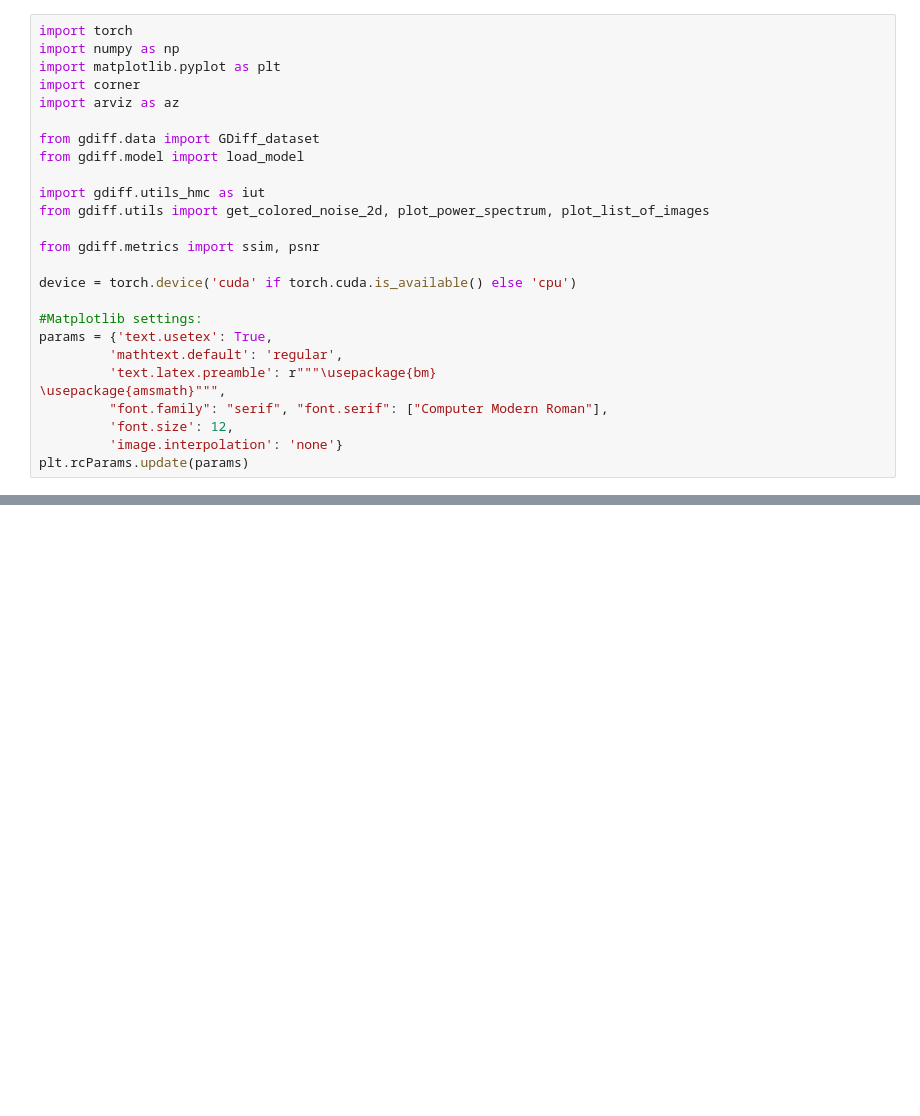
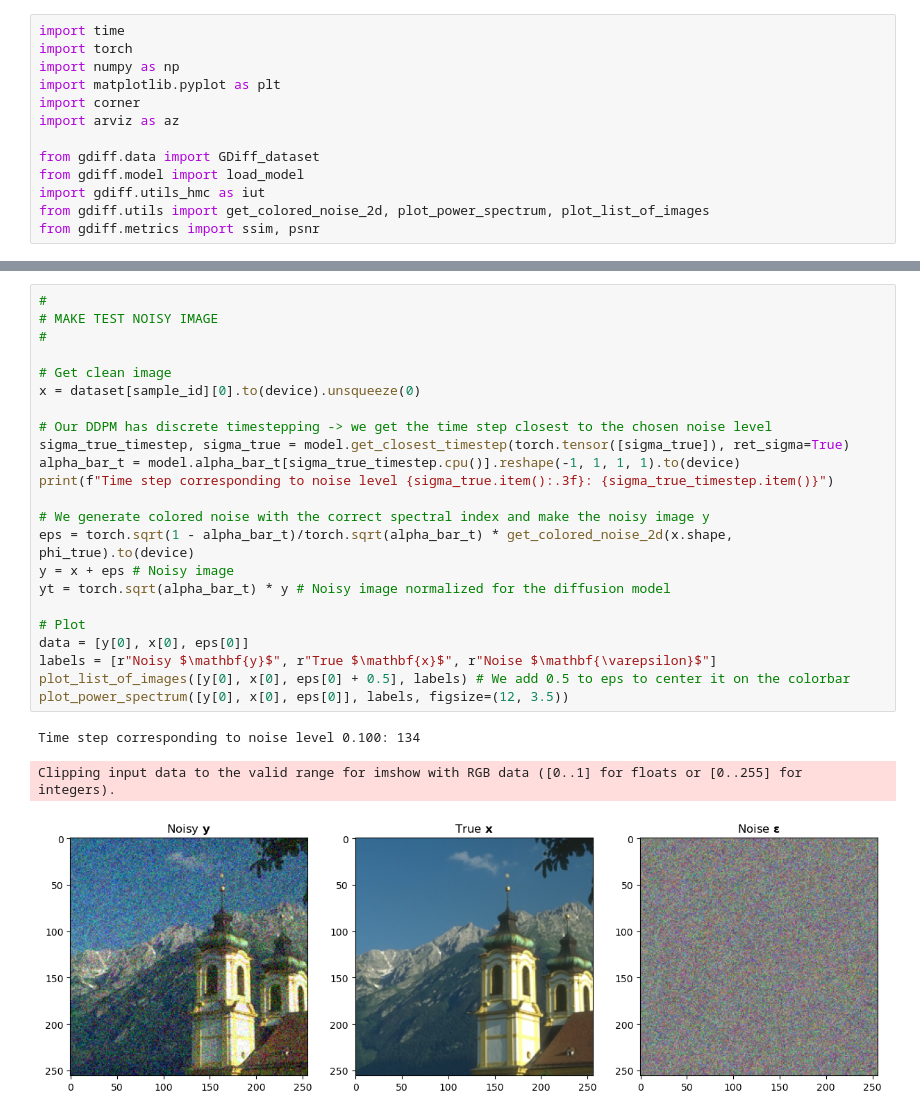
Before and after one commit to rubenohana/Gibbs-Diffusion, a Jupyter notebook: blind_denoising_example.ipynb, the cells around one changed output, grey strips where cells are left out. Cells and saved outputs as stored; diff of their text form; blank space fills up the shorter version.

Commit message:
Cleaning notebook

```diff
--- a/blind_denoising_example.ipynb
+++ b/blind_denoising_example.ipynb
@@ -1,4 +1,5 @@
 # %%
+import time
 import torch
 import numpy as np
 import matplotlib.pyplot as plt
@@ -7,20 +8,6 @@ import arviz as az
 
 from gdiff.data import GDiff_dataset
 from gdiff.model import load_model
-
 import gdiff.utils_hmc as iut
 from gdiff.utils import get_colored_noise_2d, plot_power_spectrum, plot_list_of_images
-
 from gdiff.metrics import ssim, psnr
-
-device = torch.device('cuda' if torch.cuda.is_available() else 'cpu')
-
-#Matplotlib settings:
-params = {'text.usetex': True,
-         'mathtext.default': 'regular',
-         'text.latex.preamble': r"""\usepackage{bm}
-\usepackage{amsmath}""",
-         "font.family": "serif", "font.serif": ["Computer Modern Roman"],
-         'font.size': 12,
-         'image.interpolation': 'none'}
-plt.rcParams.update(params)
@@ -92,0 +38,27 @@ Step size fixed to :  tensor([0.0347, 0.0373, 0.0362, 0.0340], device='cuda:0')
+# %%
+#
+# MAKE TEST NOISY IMAGE
+#
+
+# Get clean image
+x = dataset[sample_id][0].to(device).unsqueeze(0)
+
+# Our DDPM has discrete timestepping -> we get the time step closest to the chosen noise level
+sigma_true_timestep, sigma_true = model.get_closest_timestep(torch.tensor([sigma_true]), ret_sigma=True)
+alpha_bar_t = model.alpha_bar_t[sigma_true_timestep.cpu()].reshape(-1, 1, 1, 1).to(device)
+print(f"Time step corresponding to noise level {sigma_true.item():.3f}: {sigma_true_timestep.item()}")
+
+# We generate colored noise with the correct spectral index and make the noisy image y
+eps = torch.sqrt(1 - alpha_bar_t)/torch.sqrt(alpha_bar_t) * get_colored_noise_2d(x.shape, phi_true).to(device)
+y = x + eps # Noisy image
+yt = torch.sqrt(alpha_bar_t) * y # Noisy image normalized for the diffusion model
+
+# Plot
+data = [y[0], x[0], eps[0]]
+labels = [r"Noisy $\mathbf{y}$", r"True $\mathbf{x}$", r"Noise $\mathbf{\varepsilon}$"]
+plot_list_of_images([y[0], x[0], eps[0] + 0.5], labels) # We add 0.5 to eps to center it on the colorbar
+plot_power_spectrum([y[0], x[0], eps[0]], labels, figsize=(12, 3.5))
+# %% [output]
+Time step corresponding to noise level 0.100: 134
+Clipping input data to the valid range for imshow with RGB data ([0..1] for floats or [0..255] for integers).
+[figure, added]
```
Also changed, not shown: parts of 19 cells of this notebook, 3 other files.
